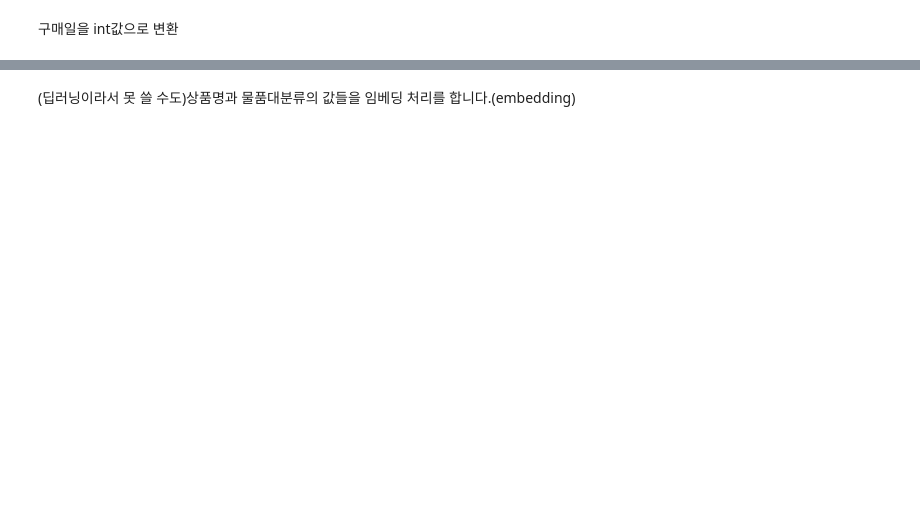
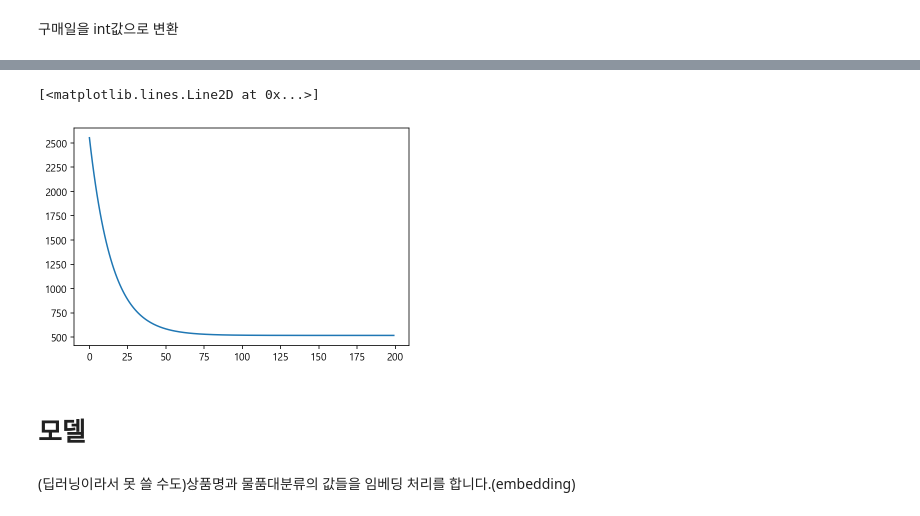
Before and after one commit to ManuSong/DataProject-5, a Jupyter notebook: 유아용품CRM 경태작업.ipynb, the cells around one changed output, grey strips where cells are left out. Drawn from its saved outputs; the diff is of its cells as text; code cells hidden in the pictures; blank space fills up the shorter version.

```diff
--- a/유아용품CRM 경태작업.ipynb
+++ b/유아용품CRM 경태작업.ipynb
@@ -469,0 +596,5 @@ df['구매일'] = df['구매일'].astype(int)
+# %%
+plt.plot(cost_list)
+# %% [output]
+[<matplotlib.lines.Line2D at 0x...>]
+[figure, added]
@@ -470,3 +616,5 @@ df['구매일'] = df['구매일'].astype(int)
+# %% [markdown]
+# 모델
 # %% [markdown]
 (딥러닝이라서 못 쓸 수도)상품명과 물품대분류의 값들을 임베딩 처리를 합니다.(embedding)
 # %%
```
Also changed, not shown: parts of 16 cells of this notebook, 2 other files.
